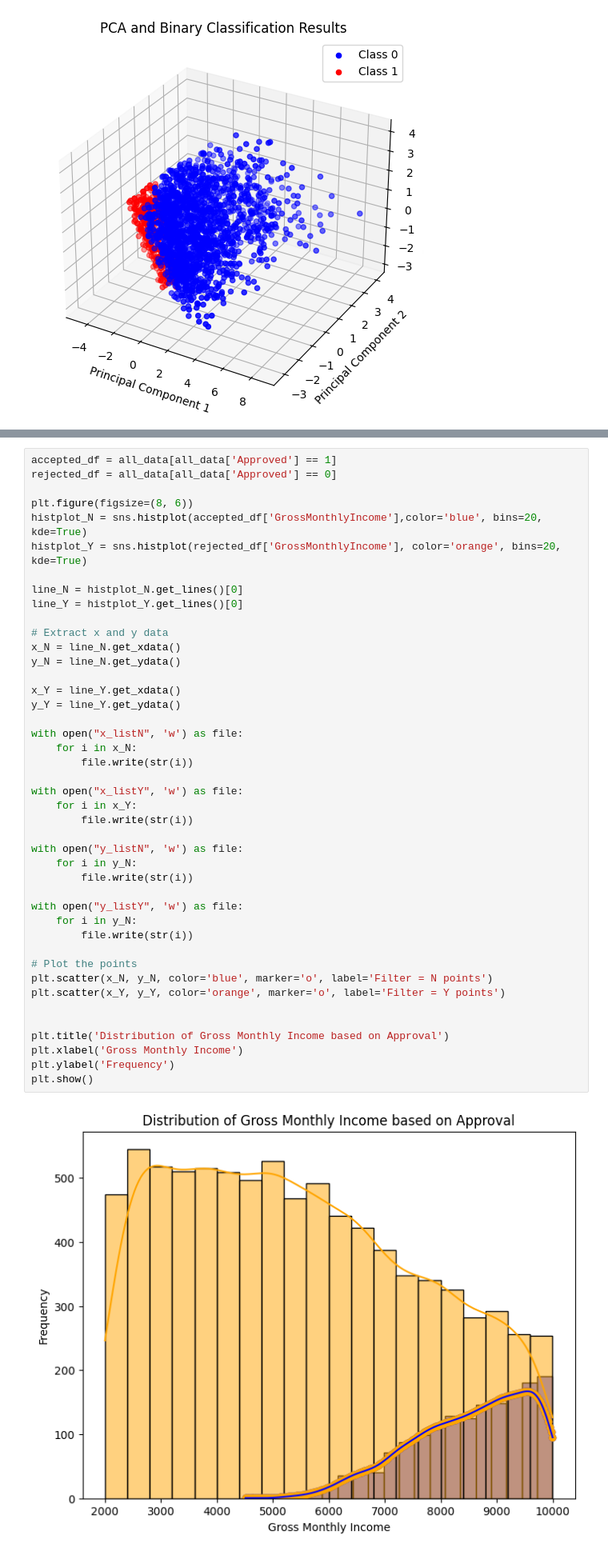
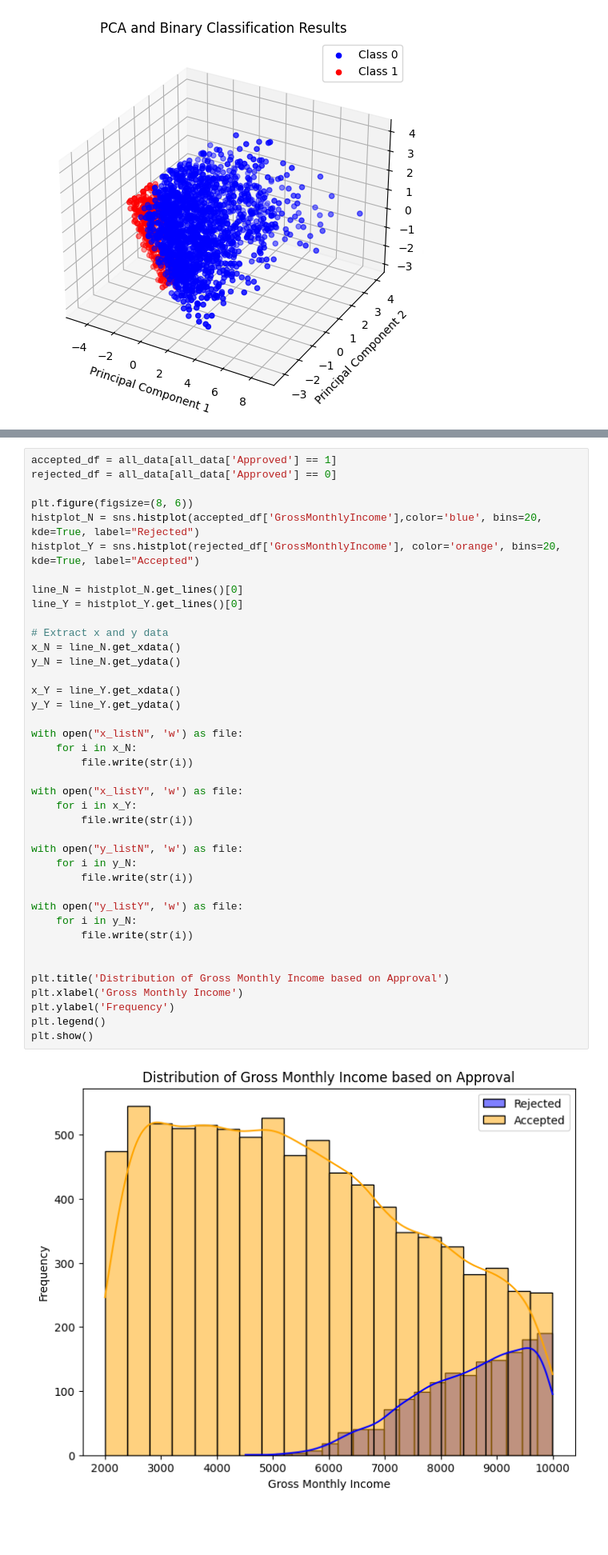
Before and after one commit to anishfish2/homestead-backend, a Jupyter notebook: analysis.ipynb, the cells around one changed output, grey strips where cells are left out. Shown at 80% size. Saved outputs shown, nothing was run; the diff lists cells and outputs as text; blank space fills up the shorter version.

```diff
--- a/analysis.ipynb
+++ b/analysis.ipynb
@@ -352,43 +352,40 @@ accepted_df = all_data[all_data['Approved'] == 1]
 rejected_df = all_data[all_data['Approved'] == 0]
 
 plt.figure(figsize=(8, 6))
-histplot_N = sns.histplot(accepted_df['GrossMonthlyIncome'],color='blue', bins=20, kde=True)
-histplot_Y = sns.histplot(rejected_df['GrossMonthlyIncome'], color='orange', bins=20, kde=True)
+histplot_N = sns.histplot(accepted_df['GrossMonthlyIncome'],color='blue', bins=20, kde=True, label="Rejected")
+histplot_Y = sns.histplot(rejected_df['GrossMonthlyIncome'], color='orange', bins=20, kde=True, label="Accepted")
 
 line_N = histplot_N.get_lines()[0]
 line_Y = histplot_Y.get_lines()[0]
 
 # Extract x and y data
 x_N = line_N.get_xdata()
 y_N = line_N.get_ydata()
 
 x_Y = line_Y.get_xdata()
 y_Y = line_Y.get_ydata()
 
 with open("x_listN", 'w') as file:
     for i in x_N:
         file.write(str(i))
 
 with open("x_listY", 'w') as file:
     for i in x_Y:
         file.write(str(i))
 
 with open("y_listN", 'w') as file:
     for i in y_N:
         file.write(str(i))
 
 with open("y_listY", 'w') as file:
     for i in y_N:
         file.write(str(i))
 
-# Plot the points
-plt.scatter(x_N, y_N, color='blue', marker='o', label='Filter = N points')
-plt.scatter(x_Y, y_Y, color='orange', marker='o', label='Filter = Y points')
-
 
 plt.title('Distribution of Gross Monthly Income based on Approval')
 plt.xlabel('Gross Monthly Income')
 plt.ylabel('Frequency')
+plt.legend()
 plt.show()
 # %% [output]
-[figure, old version]
+[figure, new version]
```
Also changed, not shown: parts of 7 cells of this notebook, 5 other files.
